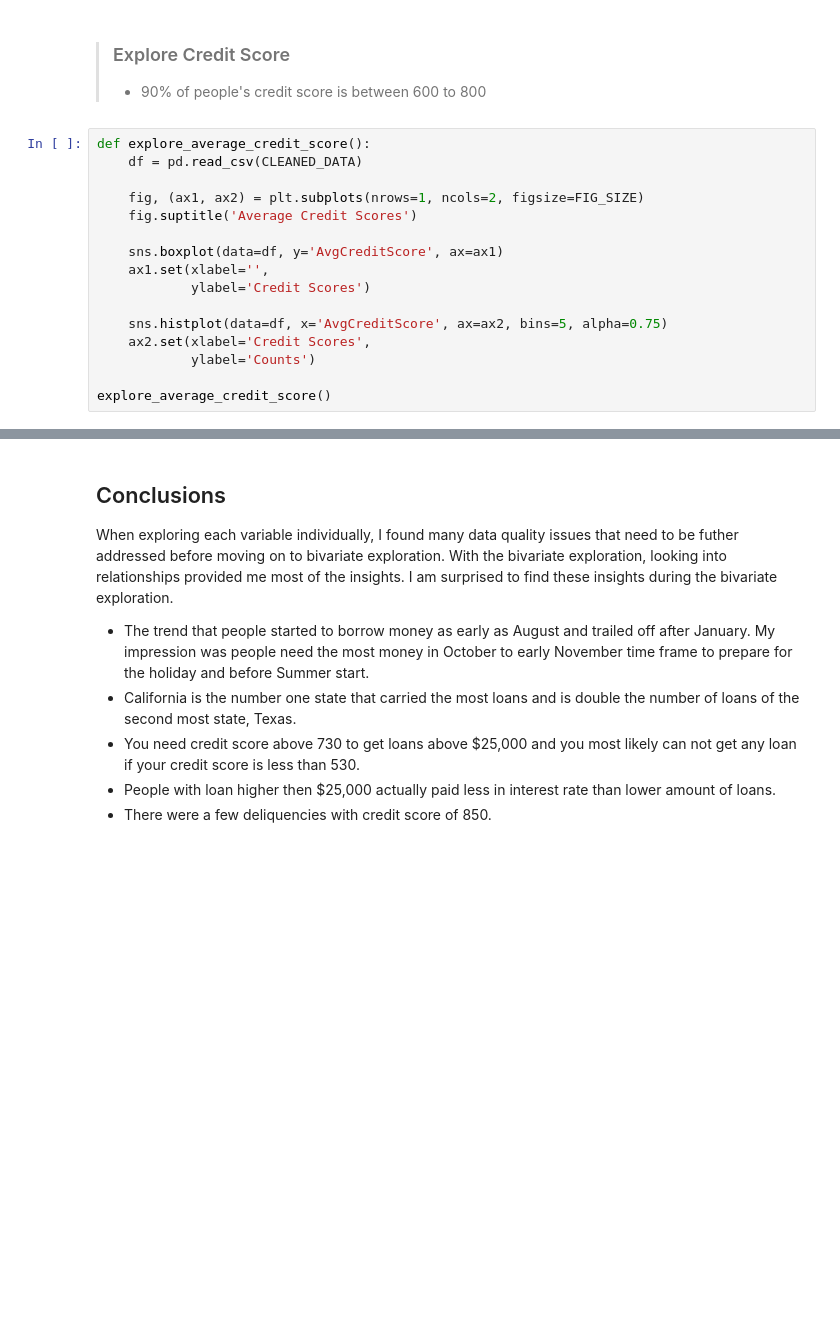
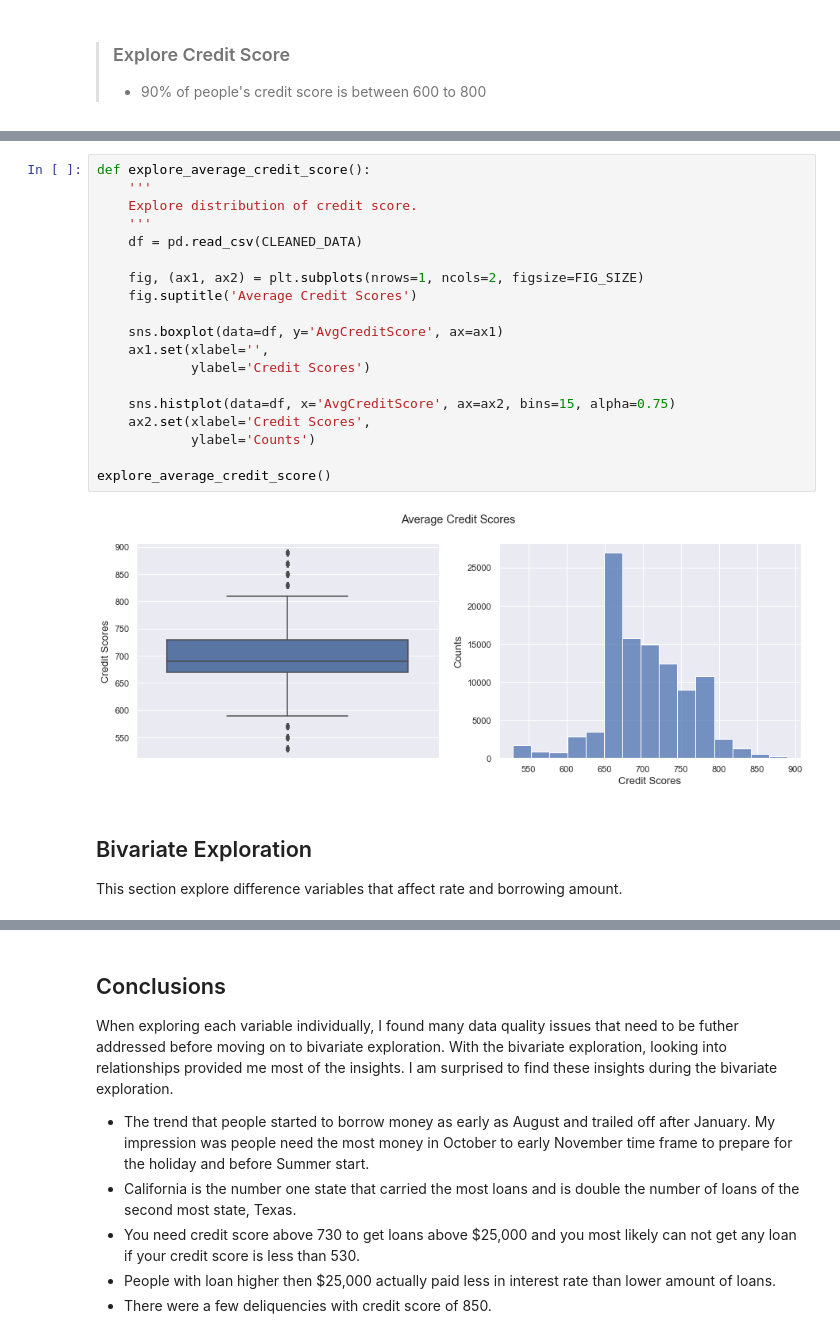
Before and after one commit to carwong88/comm_data_findings, a Jupyter notebook: Part_I_exploration.ipynb, the cells around one changed output, grey strips where cells are left out. Drawn from its saved outputs; the diff is of its cells as text; blank space fills up the shorter version.

```diff
--- a/Part_I_exploration.ipynb
+++ b/Part_I_exploration.ipynb
@@ -405,19 +434,3 @@ explore_income_range()
 # %% [markdown]
 > ### Explore Credit Score
 > * 90% of people's credit score is between 600 to 800
-# %%
-def explore_average_credit_score():
-    df = pd.read_csv(CLEANED_DATA)
-
-    fig, (ax1, ax2) = plt.subplots(nrows=1, ncols=2, figsize=FIG_SIZE)
-    fig.suptitle('Average Credit Scores')
-
-    sns.boxplot(data=df, y='AvgCreditScore', ax=ax1)
-    ax1.set(xlabel='',
-            ylabel='Credit Scores')
-
-    sns.histplot(data=df, x='AvgCreditScore', ax=ax2, bins=5, alpha=0.75)
-    ax2.set(xlabel='Credit Scores',
-            ylabel='Counts')
-
-explore_average_credit_score()
@@ -703,0 +437,24 @@ explore_loan_amount_interest_rate_with_credit_range()
+# %%
+def explore_average_credit_score():
+    '''
+    Explore distribution of credit score.
+    '''
+    df = pd.read_csv(CLEANED_DATA)
+
+    fig, (ax1, ax2) = plt.subplots(nrows=1, ncols=2, figsize=FIG_SIZE)
+    fig.suptitle('Average Credit Scores')
+
+    sns.boxplot(data=df, y='AvgCreditScore', ax=ax1)
+    ax1.set(xlabel='',
+            ylabel='Credit Scores')
+
+    sns.histplot(data=df, x='AvgCreditScore', ax=ax2, bins=15, alpha=0.75)
+    ax2.set(xlabel='Credit Scores',
+            ylabel='Counts')
+
+explore_average_credit_score()
+# %% [output]
+[figure, added]
+# %% [markdown]
+## Bivariate Exploration
+This section explore difference variables that affect rate and borrowing amount.
```
Also changed, not shown: parts of 58 cells of this notebook, 3 other files.
